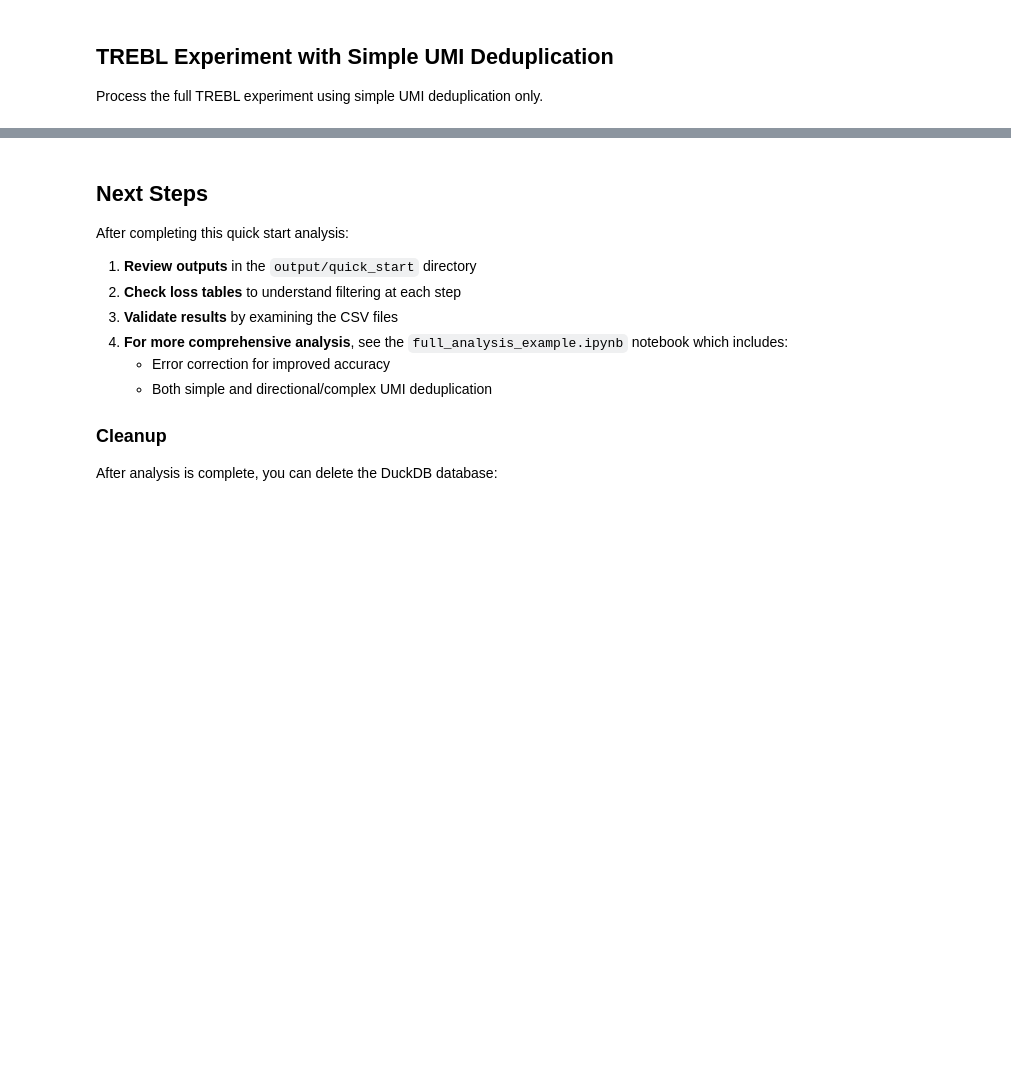
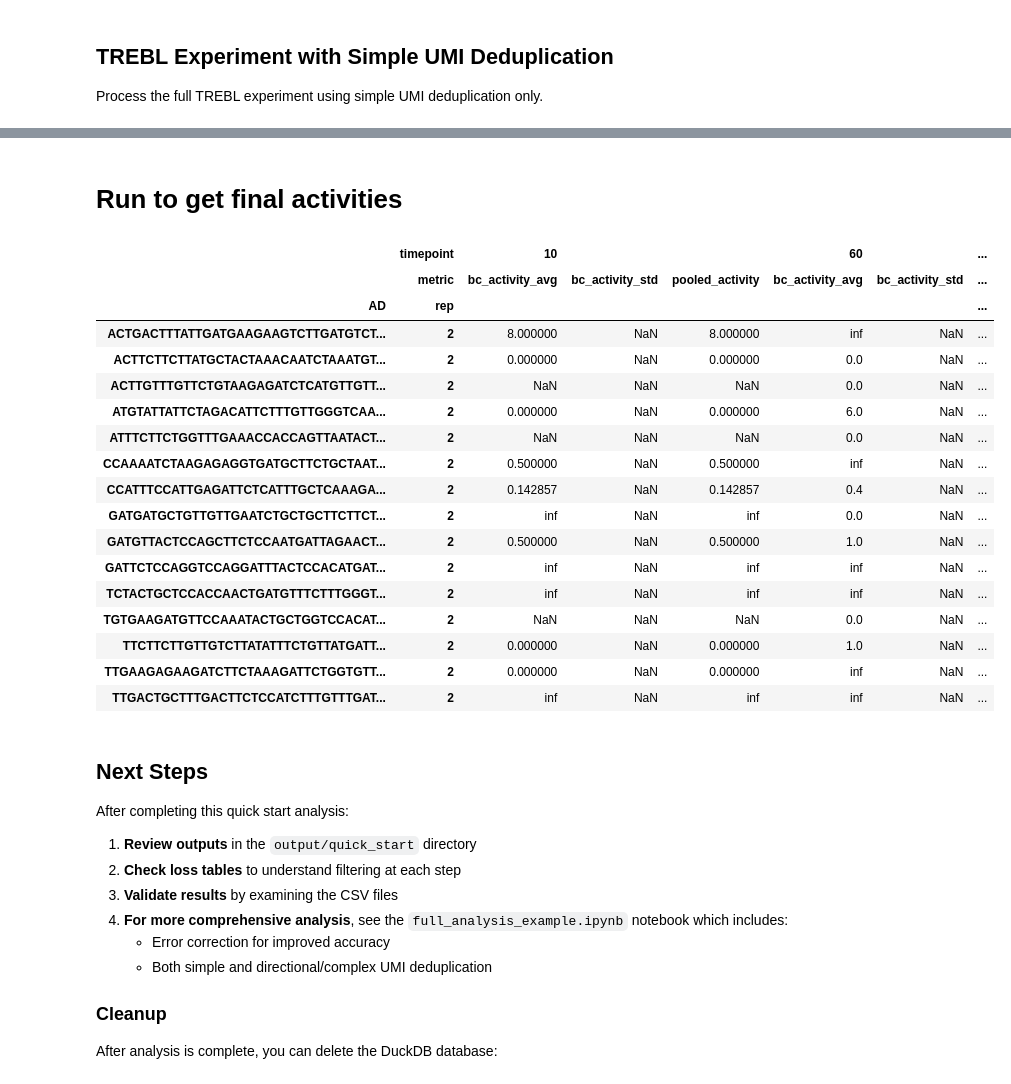
Before and after one commit to staller-lab/trebl_tools, a Jupyter notebook: examples/notebooks/quick_start_example.ipynb, the cells around one changed output, grey strips where cells are left out. Saved outputs shown, nothing was run; the diff lists cells and outputs as text; code cells hidden in the pictures; blank space fills up the shorter version.

```diff
--- a/examples/notebooks/quick_start_example.ipynb
+++ b/examples/notebooks/quick_start_example.ipynb
@@ -204,3 +481,31 @@ RT_results = trebl_results["RT_results"]
+# %% [markdown]
+# Run to get final activities
+# %%
+pipeline.calculate_activity_scores(step1_path="../output/quick_start/step1.csv",
+                                   AD_bc_objects=AD_bc_objects,
+                                   RT_bc_objects=RT_bc_objects,
+                                   time_regex=r"_t(\d+)",
+                                   rep_regex=r"_r(\d+)"
+)
+# %% [output]
+|  | timepoint | 10 |  |  | 60 |  | ... |
+|  | metric | bc_activity_avg | bc_activity_std | pooled_activity | bc_activity_avg | bc_activity_std | ... |
+| AD | rep |  |  |  |  |  | ... |
+| ACTGACTTTATTGATGAAGAAGTCTTGATGTCT... | 2 | 8.000000 | NaN | 8.000000 | inf | NaN | ... |
+| ACTTCTTCTTATGCTACTAAACAATCTAAATGT... | 2 | 0.000000 | NaN | 0.000000 | 0.0 | NaN | ... |
+| ACTTGTTTGTTCTGTAAGAGATCTCATGTTGTT... | 2 | NaN | NaN | NaN | 0.0 | NaN | ... |
+| ATGTATTATTCTAGACATTCTTTGTTGGGTCAA... | 2 | 0.000000 | NaN | 0.000000 | 6.0 | NaN | ... |
+| ATTTCTTCTGGTTTGAAACCACCAGTTAATACT... | 2 | NaN | NaN | NaN | 0.0 | NaN | ... |
+| CCAAAATCTAAGAGAGGTGATGCTTCTGCTAAT... | 2 | 0.500000 | NaN | 0.500000 | inf | NaN | ... |
+| CCATTTCCATTGAGATTCTCATTTGCTCAAAGA... | 2 | 0.142857 | NaN | 0.142857 | 0.4 | NaN | ... |
+| GATGATGCTGTTGTTGAATCTGCTGCTTCTTCT... | 2 | inf | NaN | inf | 0.0 | NaN | ... |
+| GATGTTACTCCAGCTTCTCCAATGATTAGAACT... | 2 | 0.500000 | NaN | 0.500000 | 1.0 | NaN | ... |
+| GATTCTCCAGGTCCAGGATTTACTCCACATGAT... | 2 | inf | NaN | inf | inf | NaN | ... |
+| TCTACTGCTCCACCAACTGATGTTTCTTTGGGT... | 2 | inf | NaN | inf | inf | NaN | ... |
+| TGTGAAGATGTTCCAAATACTGCTGGTCCACAT... | 2 | NaN | NaN | NaN | 0.0 | NaN | ... |
+| TTCTTCTTGTTGTCTTATATTTCTGTTATGATT... | 2 | 0.000000 | NaN | 0.000000 | 1.0 | NaN | ... |
+| TTGAAGAGAAGATCTTCTAAAGATTCTGGTGTT... | 2 | 0.000000 | NaN | 0.000000 | inf | NaN | ... |
+| TTGACTGCTTTGACTTCTCCATCTTTGTTTGAT... | 2 | inf | NaN | inf | inf | NaN | ... |
 # %% [markdown]
 ## Next Steps
 
```
Also changed, not shown: parts of 17 cells of this notebook, 5 other files.
